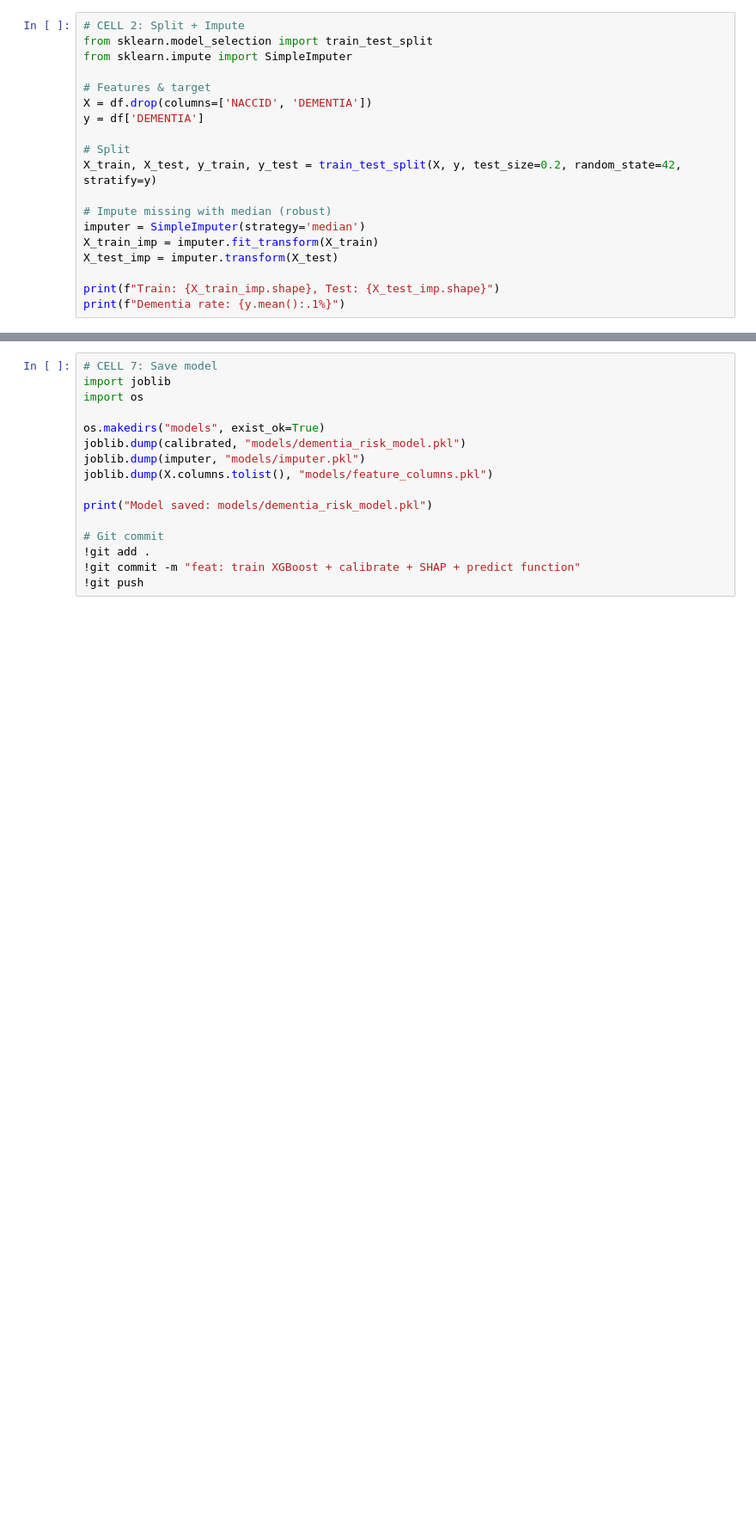
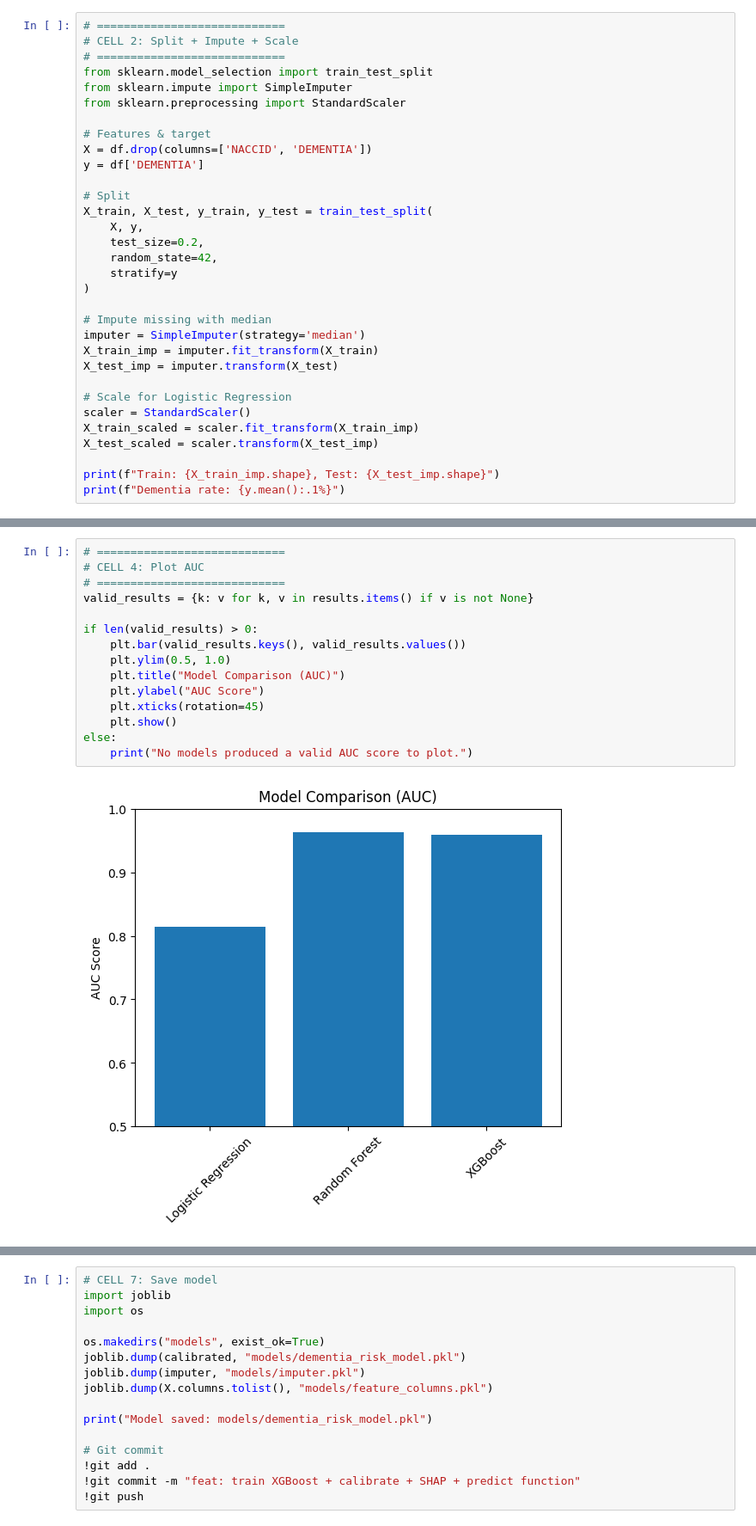
Before and after one commit to pavi06112005-afk/Model-X, a Jupyter notebook: notebooks/training.ipynb, the cells around one changed output, grey strips where cells are left out. Shown at 86% size. Drawn from its saved outputs; the diff is of its cells as text; blank space fills up the shorter version.

Commit message:
feat: train XGBoost + calibrate + SHAP + predict function

```diff
--- a/notebooks/training.ipynb
+++ b/notebooks/training.ipynb
@@ -20,20 +38,33 @@ Target: DEMENTIA (0 = No, 1 = Yes)
 # %%
-# CELL 2: Split + Impute
+# ============================
+# CELL 2: Split + Impute + Scale
+# ============================
 from sklearn.model_selection import train_test_split
 from sklearn.impute import SimpleImputer
+from sklearn.preprocessing import StandardScaler
 
 # Features & target
 X = df.drop(columns=['NACCID', 'DEMENTIA'])
 y = df['DEMENTIA']
 
 # Split
-X_train, X_test, y_train, y_test = train_test_split(X, y, test_size=0.2, random_state=42, stratify=y)
+X_train, X_test, y_train, y_test = train_test_split(
+    X, y,
+    test_size=0.2,
+    random_state=42,
+    stratify=y
+)
 
-# Impute missing with median (robust)
+# Impute missing with median
 imputer = SimpleImputer(strategy='median')
 X_train_imp = imputer.fit_transform(X_train)
 X_test_imp = imputer.transform(X_test)
 
+# Scale for Logistic Regression
+scaler = StandardScaler()
+X_train_scaled = scaler.fit_transform(X_train_imp)
+X_test_scaled = scaler.transform(X_test_imp)
+
 print(f"Train: {X_train_imp.shape}, Test: {X_test_imp.shape}")
 print(f"Dementia rate: {y.mean():.1%}")
 # %% [output]
@@ -81,3 +137,20 @@ ValueError: multi_class must be in ('ovo', 'ovr')
+# %%
+# ============================
+# CELL 4: Plot AUC
+# ============================
+valid_results = {k: v for k, v in results.items() if v is not None}
+
+if len(valid_results) > 0:
+    plt.bar(valid_results.keys(), valid_results.values())
+    plt.ylim(0.5, 1.0)
+    plt.title("Model Comparison (AUC)")
+    plt.ylabel("AUC Score")
+    plt.xticks(rotation=45)
+    plt.show()
+else:
+    print("No models produced a valid AUC score to plot.")
+# %% [output]
+[figure, added]
 # %%
 # CELL 4: Use XGBoost (usually best) + Calibrate
 best_model = XGBClassifier(use_label_encoder=False, eval_metric='logloss', random_state=42)
```
Also changed, not shown: parts of 13 cells of this notebook, 3 other files.
